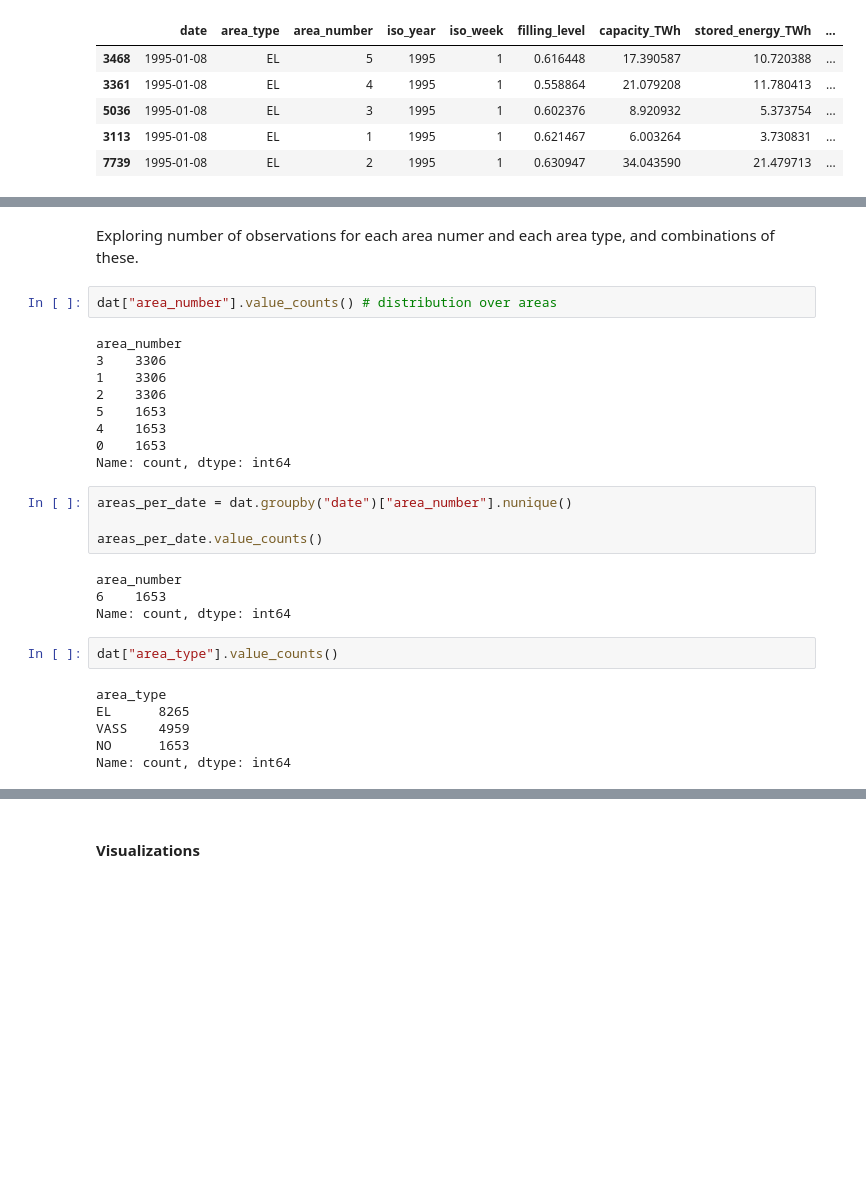
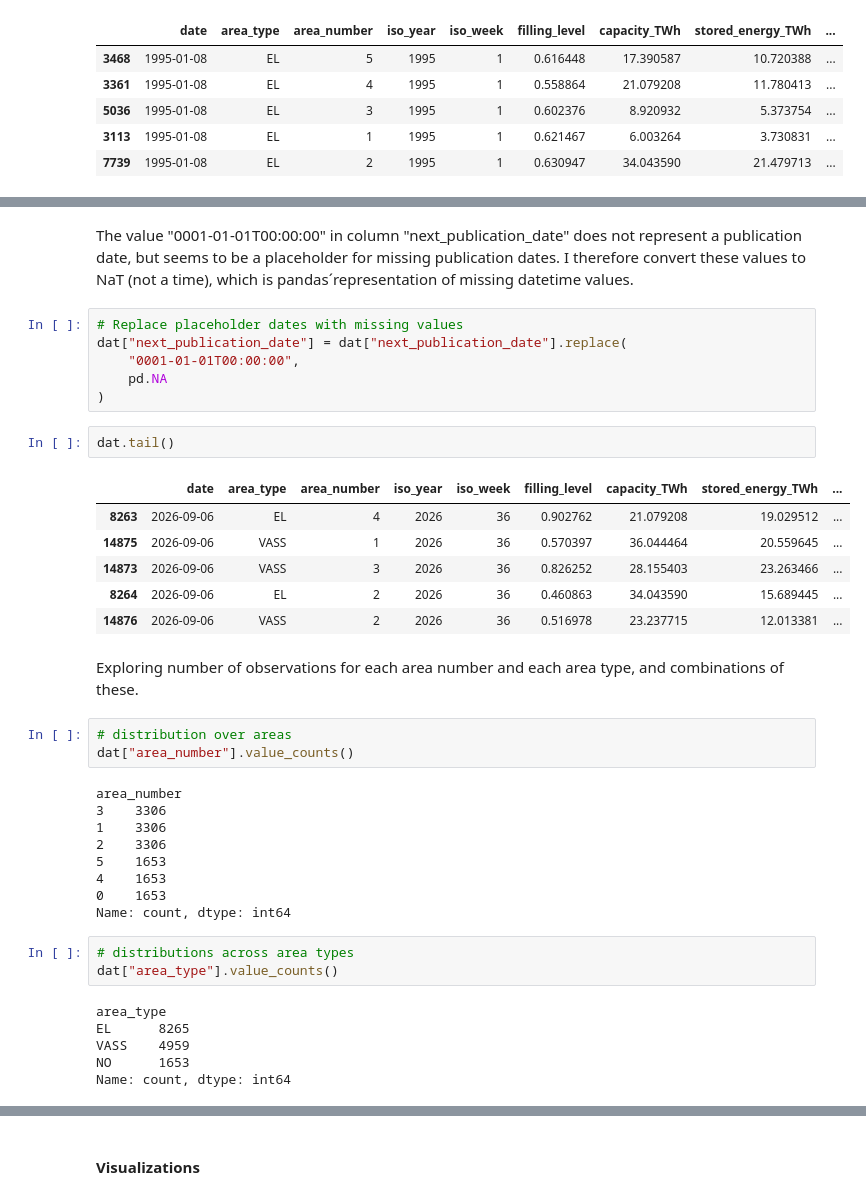
Before and after one commit to Minajohanne/IND320_project_Minajohanne, a Jupyter notebook: notebooks/project_part1.ipynb, the cells around one changed output, grey strips where cells are left out. Drawn from its saved outputs; the diff is of its cells as text; blank space fills up the shorter version.

```diff
--- a/notebooks/project_part1.ipynb
+++ b/notebooks/project_part1.ipynb
@@ -123,7 +156,25 @@ Length: 9918, dtype: int64
+# %% [markdown]
+The value "0001-01-01T00:00:00" in column "next_publication_date" does not represent a publication date, but seems to be a placeholder for missing publication dates. I therefore convert these values to NaT (not a time), which is pandas´representation of missing datetime values.
+# %%
+# Replace placeholder dates with missing values
+dat["next_publication_date"] = dat["next_publication_date"].replace(
+    "0001-01-01T00:00:00",
+    pd.NA
+)
+# %%
+dat.tail()
+# %% [output]
+|  | date | area_type | area_number | iso_year | iso_week | filling_level | capacity_TWh | stored_energy_TWh | ... |
+| 8263 | 2026-09-06 | EL | 4 | 2026 | 36 | 0.902762 | 21.079208 | 19.029512 | ... |
+| 14875 | 2026-09-06 | VASS | 1 | 2026 | 36 | 0.570397 | 36.044464 | 20.559645 | ... |
+| 14873 | 2026-09-06 | VASS | 3 | 2026 | 36 | 0.826252 | 28.155403 | 23.263466 | ... |
+| 8264 | 2026-09-06 | EL | 2 | 2026 | 36 | 0.460863 | 34.043590 | 15.689445 | ... |
+| 14876 | 2026-09-06 | VASS | 2 | 2026 | 36 | 0.516978 | 23.237715 | 12.013381 | ... |
 # %% [markdown]
-Exploring number of observations for each area numer and each area type, and combinations of these.
+Exploring number of observations for each area number and each area type, and combinations of these.
 # %%
-dat["area_number"].value_counts() # distribution over areas
+# distribution over areas
+dat["area_number"].value_counts()
 # %% [output]
 area_number
 3    3306
@@ -133,15 +184,8 @@ area_number
 4    1653
 0    1653
 Name: count, dtype: int64
-# %%
-areas_per_date = dat.groupby("date")["area_number"].nunique()
-
-areas_per_date.value_counts()
-# %% [output]
-area_number
-6    1653
-Name: count, dtype: int64
 # %%
+# distributions across area types
 dat["area_type"].value_counts()
 # %% [output]
 area_type
```
Also changed, not shown: parts of 13 cells of this notebook, 2 other files.
